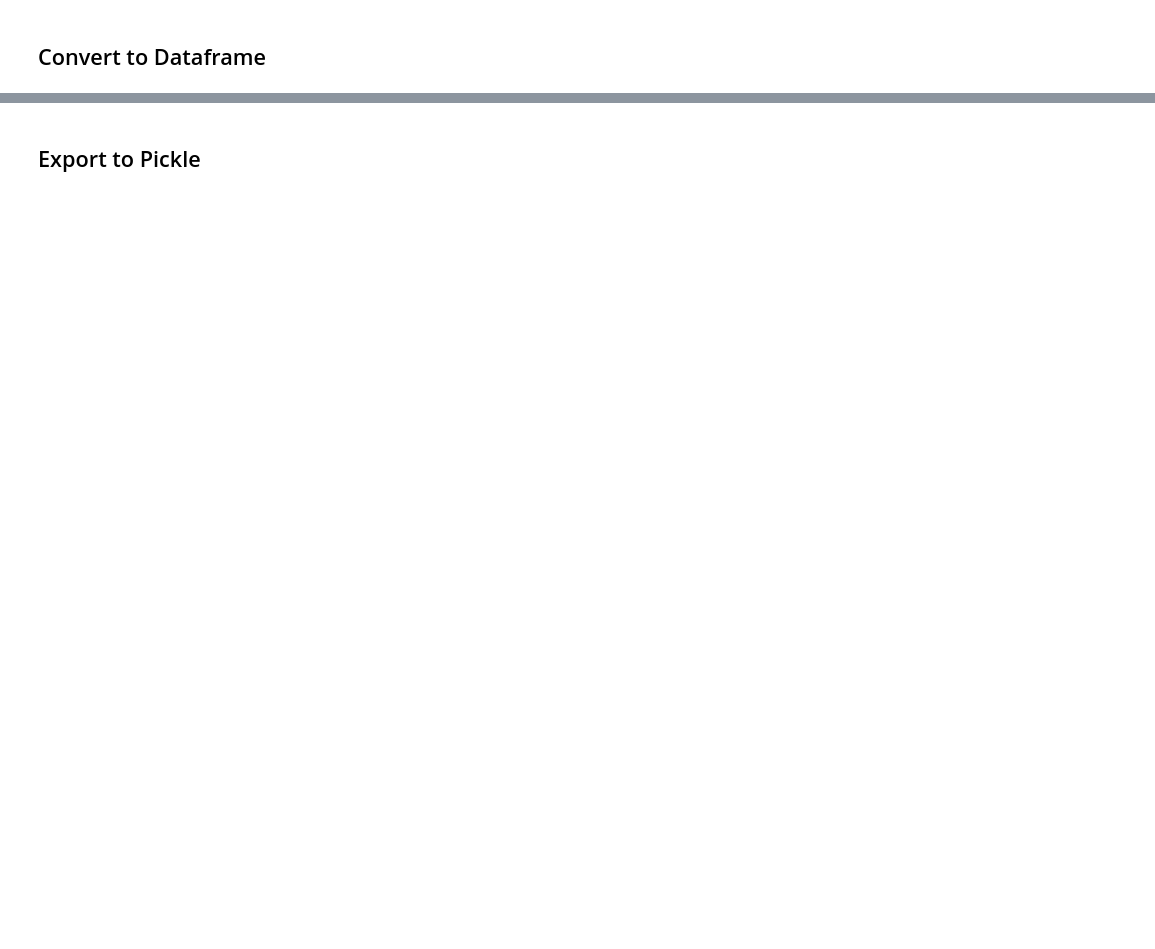
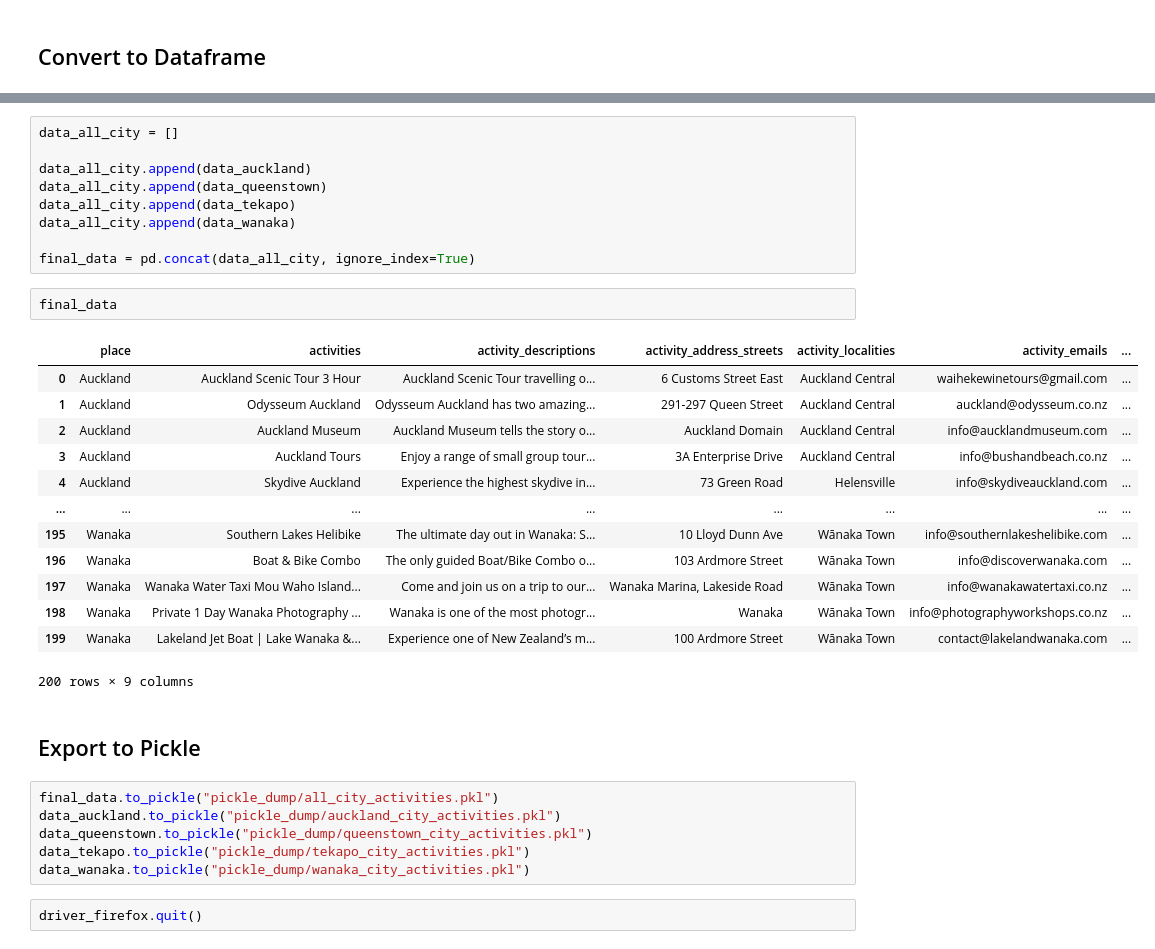
Before and after one commit to agastyaharta/New_Zealand_Tourism_Scrapping, a Jupyter notebook: new_zealand_tourism.ipynb, the cells around one changed output, grey strips where cells are left out. Cells and saved outputs as stored; diff of their text form; blank space fills up the shorter version.

```diff
--- a/new_zealand_tourism.ipynb
+++ b/new_zealand_tourism.ipynb
@@ -528,2 +946,35 @@ driver_firefox.quit() # this closes the webdriver
+# %%
+data_all_city = []
+
+data_all_city.append(data_auckland)
+data_all_city.append(data_queenstown)
+data_all_city.append(data_tekapo)
+data_all_city.append(data_wanaka)
+
+final_data = pd.concat(data_all_city, ignore_index=True)
+# %%
+final_data
+# %% [output]
+|  | place | activities | activity_descriptions | activity_address_streets | activity_localities | activity_emails | ... |
+| 0 | Auckland | Auckland Scenic Tour 3 Hour | Auckland Scenic Tour travelling o... | 6 Customs Street East | Auckland Central | waihekewinetours@gmail.com | ... |
+| 1 | Auckland | Odysseum Auckland | Odysseum Auckland has two amazing... | 291-297 Queen Street | Auckland Central | auckland@odysseum.co.nz | ... |
+| 2 | Auckland | Auckland Museum | Auckland Museum tells the story o... | Auckland Domain | Auckland Central | info@aucklandmuseum.com | ... |
+| 3 | Auckland | Auckland Tours | Enjoy a range of small group tour... | 3A Enterprise Drive | Auckland Central | info@bushandbeach.co.nz | ... |
+| 4 | Auckland | Skydive Auckland | Experience the highest skydive in... | 73 Green Road | Helensville | info@skydiveauckland.com | ... |
+| ... | ... | ... | ... | ... | ... | ... | ... |
+| 195 | Wanaka | Southern Lakes Helibike | The ultimate day out in Wanaka: S... | 10 Lloyd Dunn Ave | Wānaka Town | info@southernlakeshelibike.com | ... |
+| 196 | Wanaka | Boat & Bike Combo | The only guided Boat/Bike Combo o... | 103 Ardmore Street | Wānaka Town | info@discoverwanaka.com | ... |
+| 197 | Wanaka | Wanaka Water Taxi Mou Waho Island... | Come and join us on a trip to our... | Wanaka Marina, Lakeside Road | Wānaka Town | info@wanakawatertaxi.co.nz | ... |
+| 198 | Wanaka | Private 1 Day Wanaka Photography ... | Wanaka is one of the most photogr... | Wanaka | Wānaka Town | info@photographyworkshops.co.nz | ... |
+| 199 | Wanaka | Lakeland Jet Boat | Lake Wanaka &... | Experience one of New Zealand’s m... | 100 Ardmore Street | Wānaka Town | contact@lakelandwanaka.com | ... |
+200 rows × 9 columns
 # %% [markdown]
 ## Export to Pickle
+# %%
+final_data.to_pickle("pickle_dump/all_city_activities.pkl")
+data_auckland.to_pickle("pickle_dump/auckland_city_activities.pkl")
+data_queenstown.to_pickle("pickle_dump/queenstown_city_activities.pkl")
+data_tekapo.to_pickle("pickle_dump/tekapo_city_activities.pkl")
+data_wanaka.to_pickle("pickle_dump/wanaka_city_activities.pkl")
+# %%
+driver_firefox.quit()
```
Also changed, not shown: parts of 25 cells of this notebook, 5 other files.
